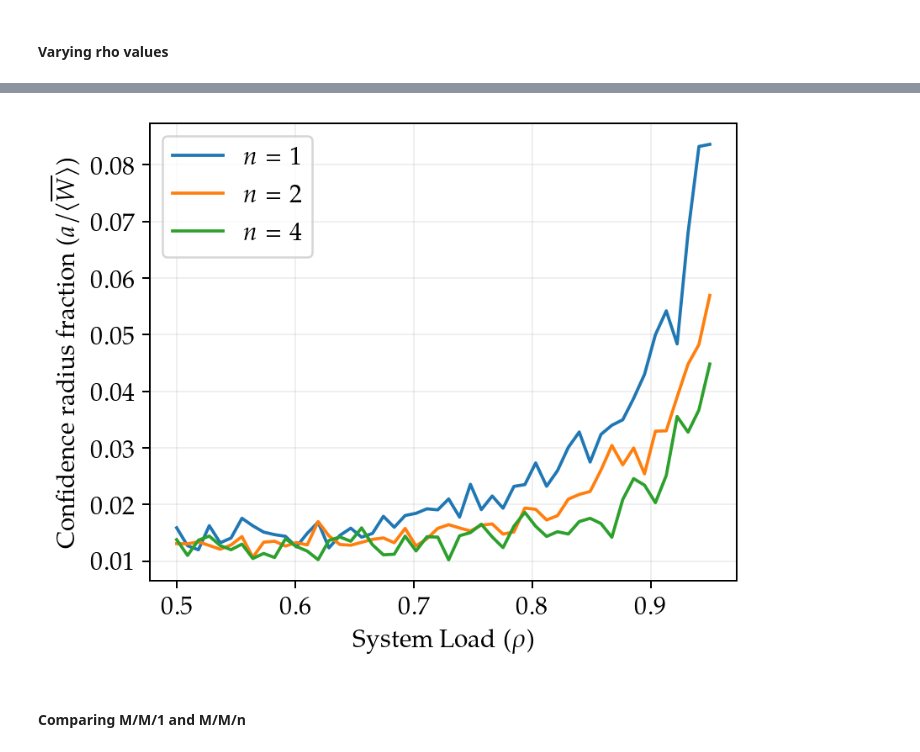
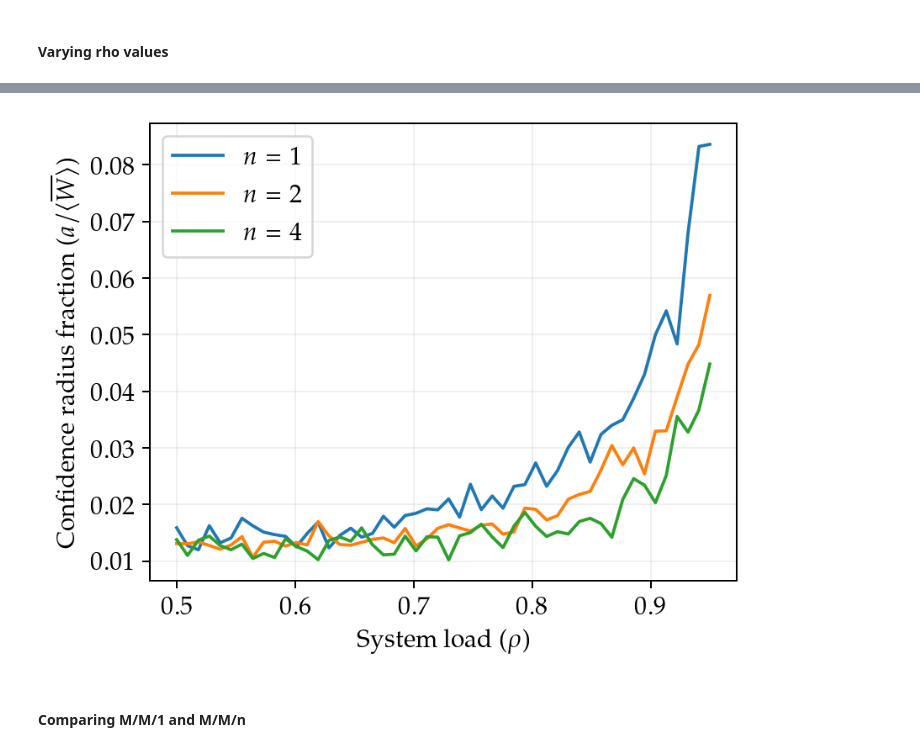
Before and after one commit to Maloup/Stochastic_assignment_2, a Jupyter notebook: Result_visualization.ipynb, the cells around one changed output, grey strips where cells are left out. Cells and saved outputs as stored; diff of their text form; code cells hidden in the pictures.

```diff
--- a/Result_visualization.ipynb
+++ b/Result_visualization.ipynb
@@ -236,19 +236,19 @@ plt.show()
 # %%
 fig = plt.figure(figsize=(5, 4))
 
 for i, n_server in enumerate((1, 2, 4)):
     run_data = varying_rho_data[i]
     a = [sp_confidence_interval(samples) for samples in np.array(run_data).T]
     plt.plot(rhos, a/np.mean(run_data, axis=0), label=labels[i], color=colors[i])
     plt.grid(alpha=0.2)
 
-plt.xlabel("System Load ($\\rho$)")
+plt.xlabel("System load ($\\rho$)")
 plt.ylabel("Confidence radius fraction ($a/\\langle\\overline{W}\\rangle$)")
 plt.legend()
 plt.savefig("figures/confidence_radius_fraction_rhos.pdf", bbox_inches="tight")
 plt.show()
 # %% [output]
-[figure, old version]
+[figure, new version]
 # %% [markdown]
 #### Comparing M/M/1 and M/M/n
 # %%
```
Also changed, not shown: parts of 6 cells of this notebook, 1 other file.
